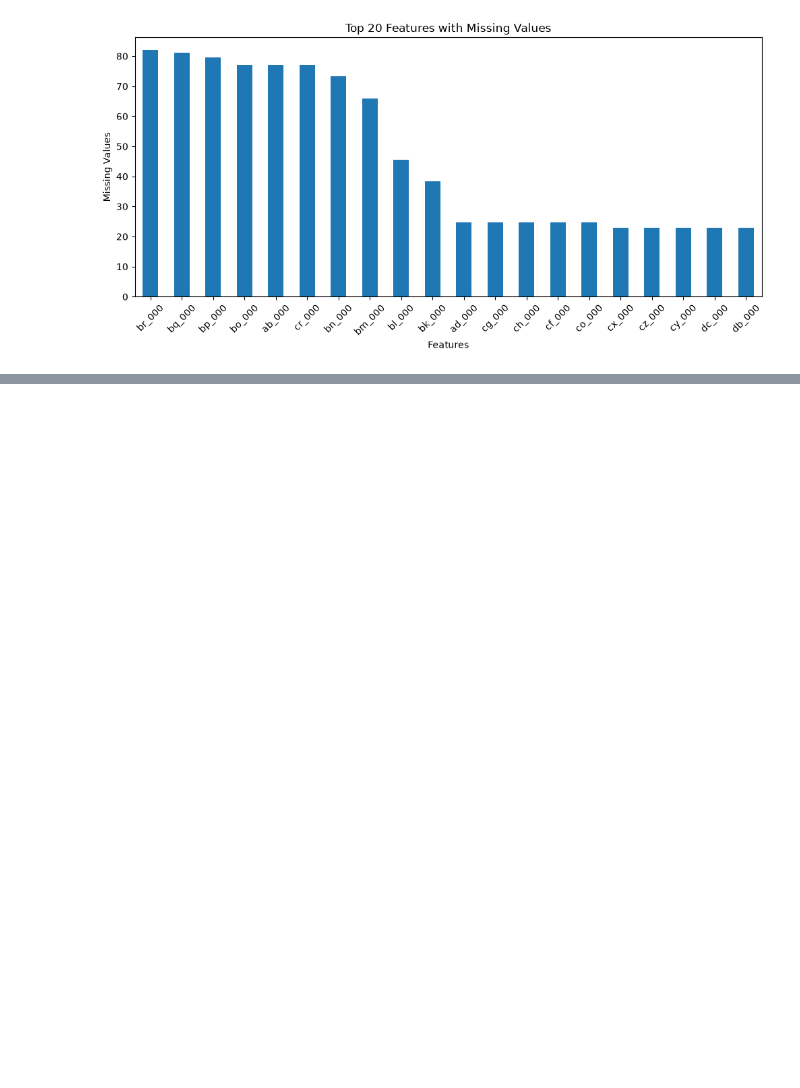
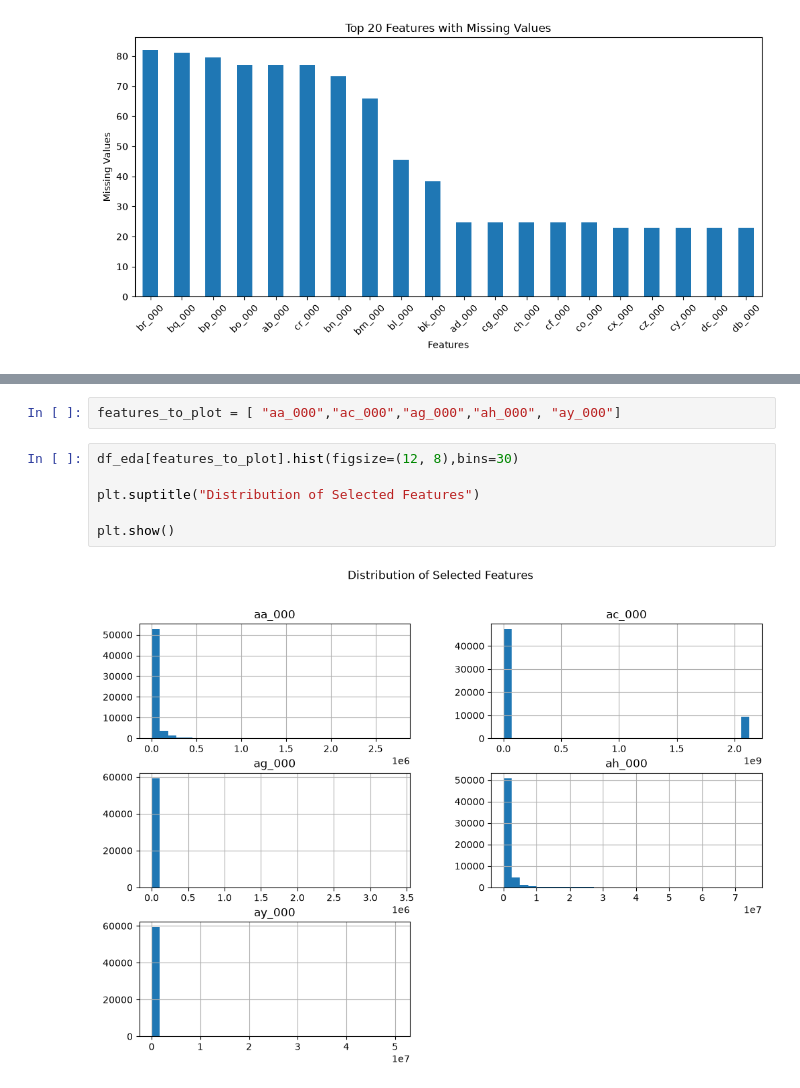
Before and after one commit to Rupesh-Mane/air-pressure-system-failure-prediction, a Jupyter notebook: notebooks/02_EDA.ipynb, the cells around one changed output, grey strips where cells are left out. Drawn from its saved outputs; the diff is of its cells as text; blank space fills up the shorter version.

Commit message:
Feature distribution on some features

```diff
--- a/notebooks/02_EDA.ipynb
+++ b/notebooks/02_EDA.ipynb
@@ -109,0 +116,10 @@ plt.show()
+# %%
+features_to_plot = [ "aa_000","ac_000","ag_000","ah_000", "ay_000"]
+# %%
+df_eda[features_to_plot].hist(figsize=(12, 8),bins=30)
+
+plt.suptitle("Distribution of Selected Features")
+
+plt.show()
+# %% [output]
+[figure, added]
```
Also changed, not shown: parts of 1 cell of this notebook.
